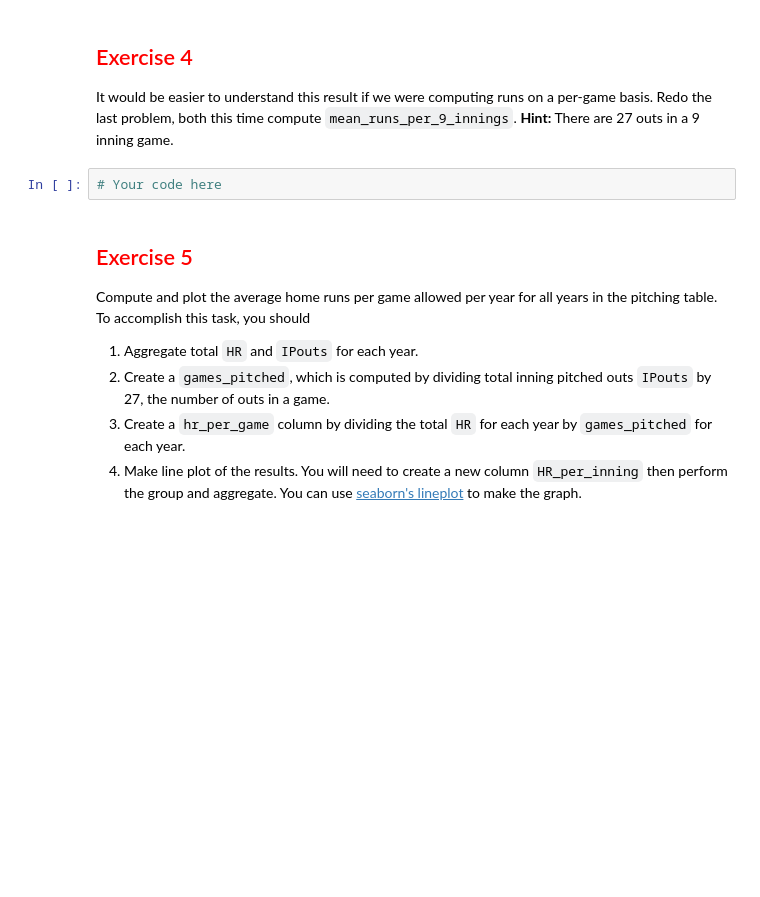
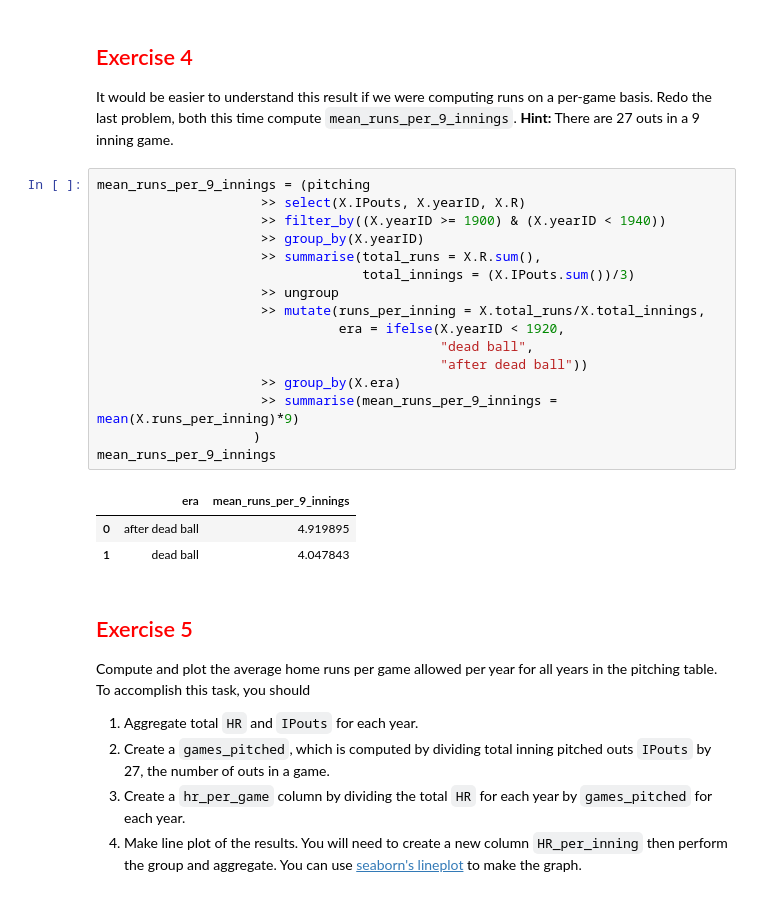
Before and after one commit to josephnagel1/NagelJoseph_module2_intro_to_pandas, a Jupyter notebook: 2_6_aggregation.ipynb, the cells around one changed output. Cells and saved outputs as stored; diff of their text form; blank space fills up the shorter version.

```diff
--- a/2_6_aggregation.ipynb
+++ b/2_6_aggregation.ipynb
@@ -245,8 +253,26 @@ _ = ax.set_title("Mean era per out by era")
 ## <font color="red"> Exercise 4 </font>
 
 It would be easier to understand this result if we were computing runs on a per-game basis.  Redo the last problem, both this time compute `mean_runs_per_9_innings`.  **Hint:** There are 27 outs in a 9 inning game.
-# %%
-# Your code here
+# %%
+mean_runs_per_9_innings = (pitching
+                     >> select(X.IPouts, X.yearID, X.R)
+                     >> filter_by((X.yearID >= 1900) & (X.yearID < 1940))
+                     >> group_by(X.yearID)
+                     >> summarise(total_runs = X.R.sum(),
+                                  total_innings = (X.IPouts.sum())/3)
+                     >> ungroup
+                     >> mutate(runs_per_inning = X.total_runs/X.total_innings,
+                               era = ifelse(X.yearID < 1920,
+                                            "dead ball",
+                                            "after dead ball"))
+                     >> group_by(X.era)
+                     >> summarise(mean_runs_per_9_innings = mean(X.runs_per_inning)*9)
+                    )
+mean_runs_per_9_innings
+# %% [output]
+|  | era | mean_runs_per_9_innings |
+| 0 | after dead ball | 4.919895 |
+| 1 | dead ball | 4.047843 |
 # %% [markdown]
 ## <font color="red"> Exercise 5 </font>
 
```
Also changed, not shown: parts of 13 cells of this notebook.
